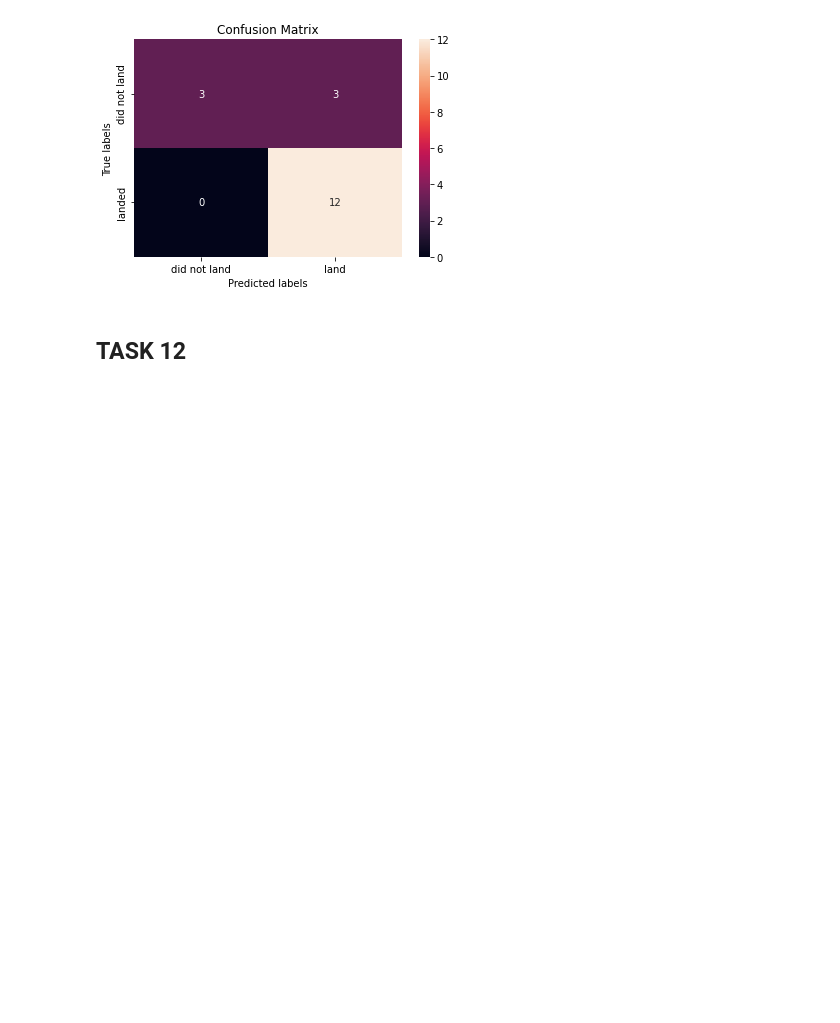
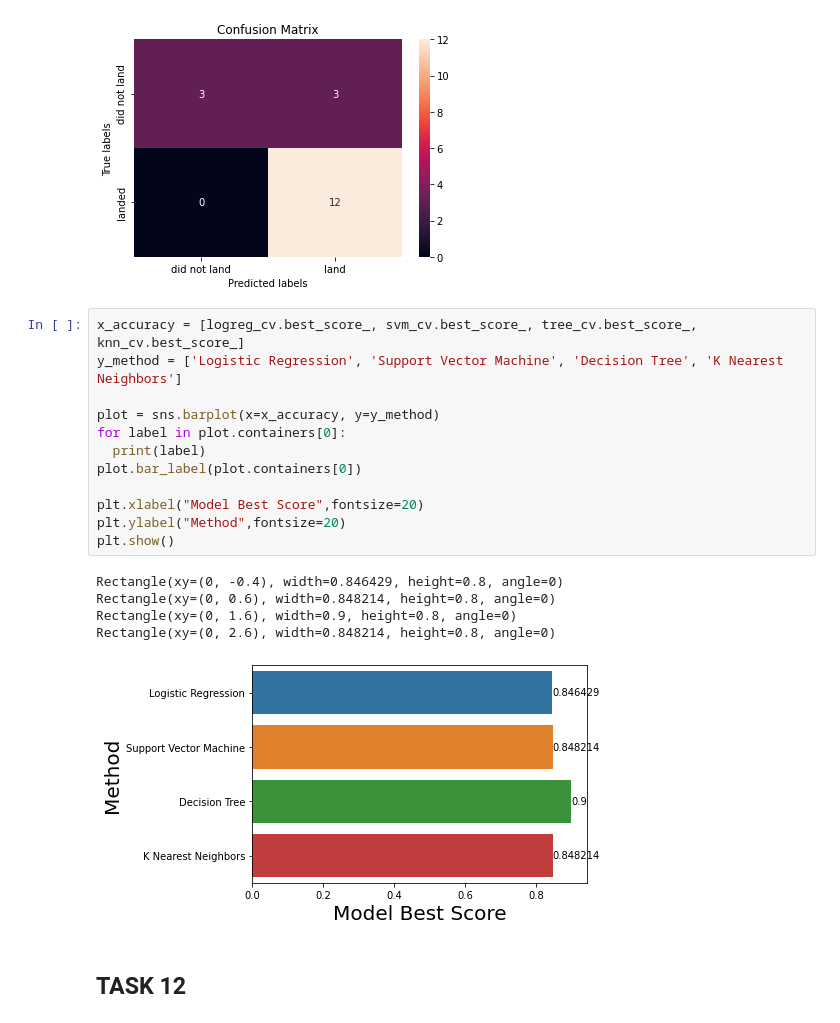
Before and after one commit to Gera-Gal/Coursera_Capstone, a Jupyter notebook: Machine Learning Prediction.ipynb, the cells around one changed output. Saved outputs shown, nothing was run; the diff lists cells and outputs as text; blank space fills up the shorter version.

```diff
--- a/Machine Learning Prediction.ipynb
+++ b/Machine Learning Prediction.ipynb
@@ -333,6 +343,24 @@ yhat = knn_cv.predict(X_test)
 plot_confusion_matrix(Y_test,yhat)
 # %% [output]
 [figure]
+# %%
+x_accuracy = [logreg_cv.best_score_, svm_cv.best_score_, tree_cv.best_score_, knn_cv.best_score_]
+y_method = ['Logistic Regression', 'Support Vector Machine', 'Decision Tree', 'K Nearest Neighbors']
+
+plot = sns.barplot(x=x_accuracy, y=y_method)
+for label in plot.containers[0]:
+  print(label)
+plot.bar_label(plot.containers[0])
+
+plt.xlabel("Model Best Score",fontsize=20)
+plt.ylabel("Method",fontsize=20)
+plt.show()
+# %% [output]
+Rectangle(xy=(0, -0.4), width=0.846429, height=0.8, angle=0)
+Rectangle(xy=(0, 0.6), width=0.848214, height=0.8, angle=0)
+Rectangle(xy=(0, 1.6), width=0.9, height=0.8, angle=0)
+Rectangle(xy=(0, 2.6), width=0.848214, height=0.8, angle=0)
+[figure, added]
 # %% [markdown]
 ## TASK  12
 # %% [markdown]
```
Also changed, not shown: parts of 9 cells of this notebook.
